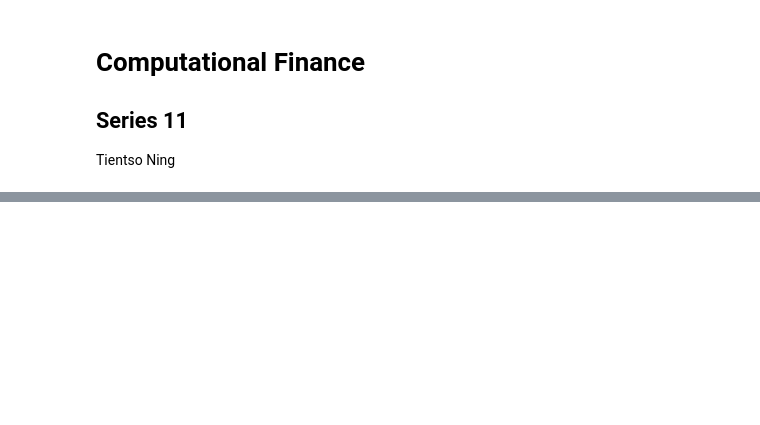
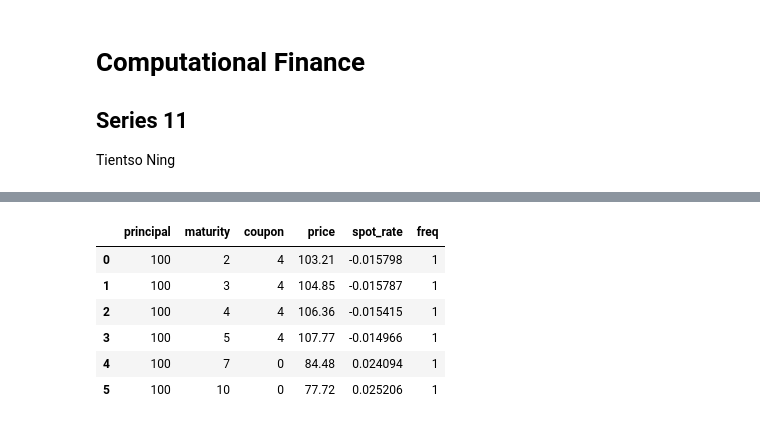
Before and after one commit to kensekense/unige-spring-2020, a Jupyter notebook: finance/tp11/tp11_finance_kense.ipynb, the cells around one changed output, grey strips where cells are left out. Cells and saved outputs as stored; diff of their text form; code cells hidden in the pictures; blank space fills up the shorter version.

```diff
--- a/finance/tp11/tp11_finance_kense.ipynb
+++ b/finance/tp11/tp11_finance_kense.ipynb
@@ -138,0 +104,8 @@ if __name__ == "__main__":
+# %%
+principal = [100,100,100,100,100,100]
+maturity = [2,3,4,5,7,10]
+coupon = [4,4,4,4,0,0]
+price = [103.21,104.85,106.36,107.77,84.48,77.72]
+
+data = pd.DataFrame({"principal":principal, "maturity":maturity, "coupon":coupon, "price":price})
+data
@@ -138,0 +120,19 @@ if __name__ == "__main__":
+# %%
+def spot_rate(par, price, maturity):
+    total_interest = par/price
+    spot = ((1/maturity)*np.log(total_interest))
+    total_interest = total_interest-1
+    return spot, total_interest
+# %%
+data['spot_rate'] = data.apply(lambda x : spot_rate(x['principal'],x['price'],x['maturity'])[0], axis=1)
+# %%
+data['freq'] = [1,1,1,1,1,1]
+data
+# %% [output]
+|  | principal | maturity | coupon | price | spot_rate | freq |
+| 0 | 100 | 2 | 4 | 103.21 | -0.015798 | 1 |
+| 1 | 100 | 3 | 4 | 104.85 | -0.015787 | 1 |
+| 2 | 100 | 4 | 4 | 106.36 | -0.015415 | 1 |
+| 3 | 100 | 5 | 4 | 107.77 | -0.014966 | 1 |
+| 4 | 100 | 7 | 0 | 84.48 | 0.024094 | 1 |
+| 5 | 100 | 10 | 0 | 77.72 | 0.025206 | 1 |
```
Also changed, not shown: parts of 23 cells of this notebook, 2 other files.
